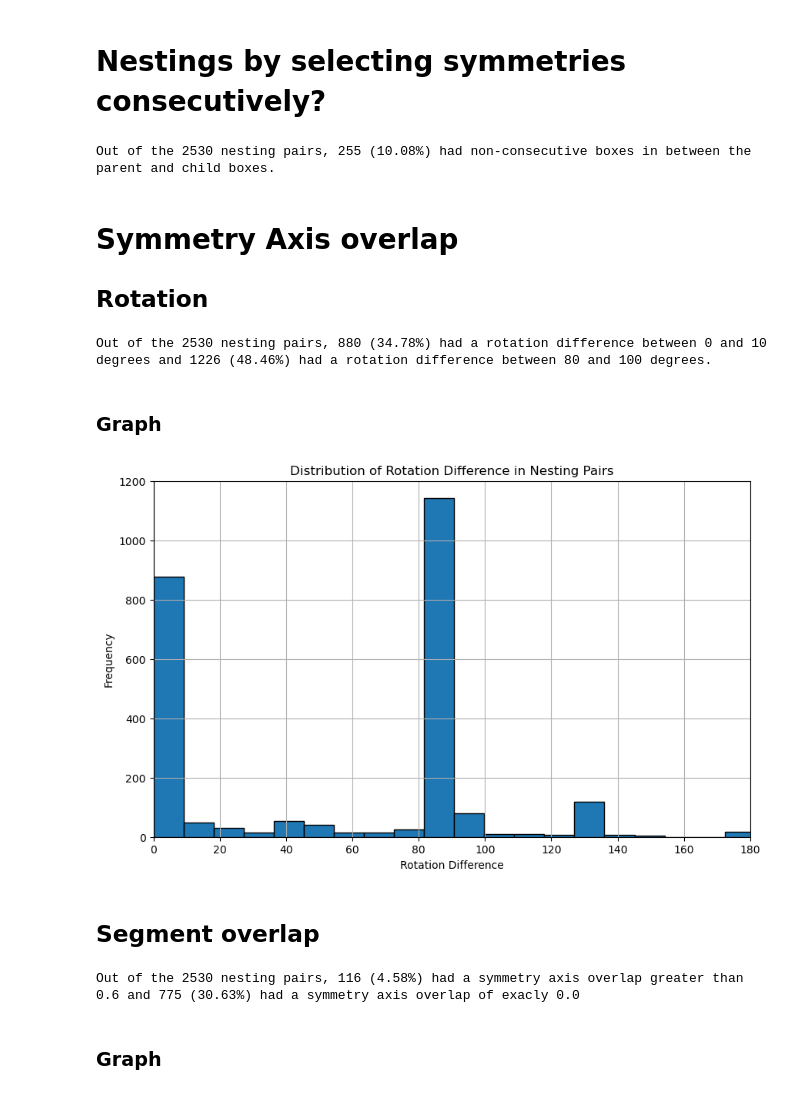
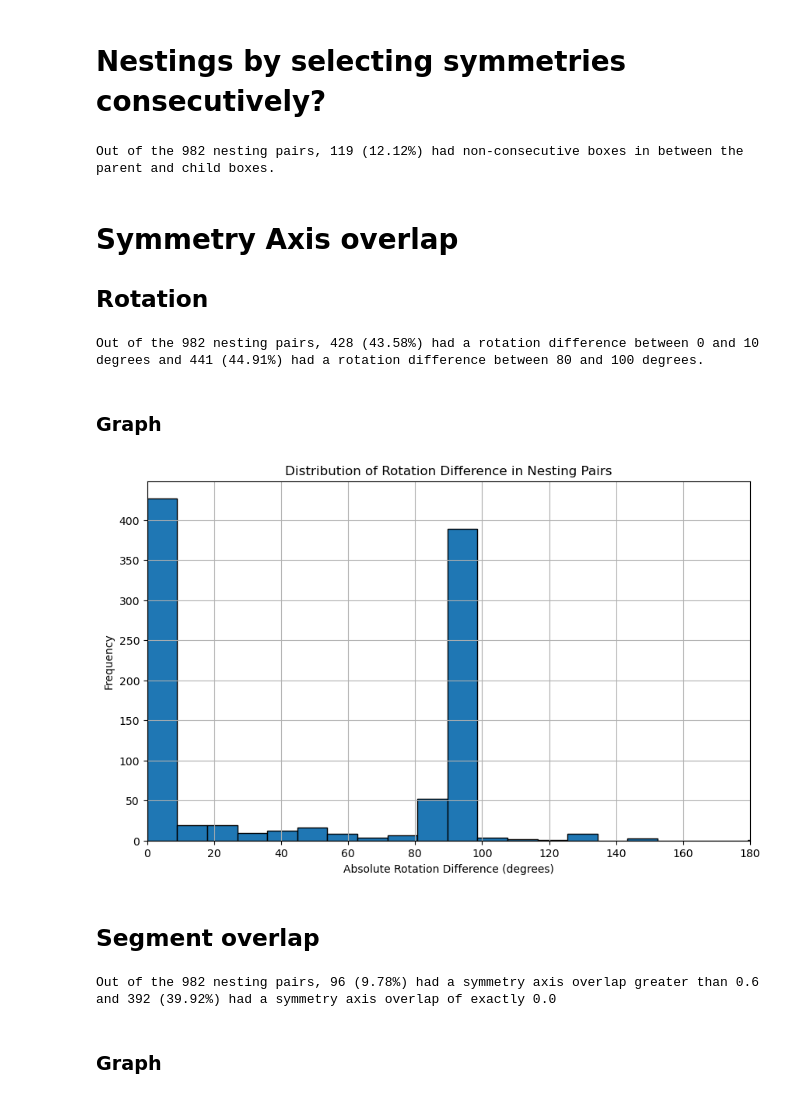
Before and after one commit to GMuradas99/Symmetry-Object-Detection-Analysis, a Jupyter notebook: nesting_graphs.ipynb, the cells around one changed output. Cells and saved outputs as stored; diff of their text form; code cells hidden in the pictures.

```diff
--- a/nesting_graphs.ipynb
+++ b/nesting_graphs.ipynb
@@ -7,7 +11,33 @@ from tqdm import tqdm
 # %%
-participant_boxes = pd.read_csv('data/experiment_boxes.csv')
-nesting_pairs = pd.read_csv('data_out/nesting/nesting_pairs.csv')
-participant_data = pd.read_csv('data_out/nesting/participant_nesting_data.csv')
+participant_boxes_total = pd.read_csv('data/experiment_boxes.csv')
+nesting_pairs_total = pd.read_csv('data_out/nesting/nesting_pairs.csv')
+participant_data_total = pd.read_csv('data_out/nesting/participant_nesting_data.csv')
+image_nesting_stats_total = pd.read_csv('data_out/nesting/image_nesting_stats.csv')
+# %%
+nat_files = [f for f in os.listdir('images/images_nat') if os.path.isfile(os.path.join('images/images_nat', f))]
+art_files = [f for f in os.listdir('images/images_art') if os.path.isfile(os.path.join('images/images_art', f))]
+
+participant_boxes_nat = participant_boxes_total[participant_boxes_total['file_name'].isin(nat_files)]
+nesting_pairs_nat = nesting_pairs_total[nesting_pairs_total['Image'].isin(nat_files)]
+participant_data_nat = participant_data_total[participant_data_total['Image'].isin(nat_files)]
+image_nesting_stats_nat = image_nesting_stats_total[image_nesting_stats_total['Image'].isin(nat_files)]
+
+participant_boxes_art = participant_boxes_total[participant_boxes_total['file_name'].isin(art_files)]
+nesting_pairs_art = nesting_pairs_total[nesting_pairs_total['Image'].isin(art_files)]
+participant_data_art = participant_data_total[participant_data_total['Image'].isin(art_files)]
+image_nesting_stats_art = image_nesting_stats_total[image_nesting_stats_total['Image'].isin(art_files)]
+
+# Natural
+participant_boxes = participant_boxes_nat
+nesting_pairs = nesting_pairs_nat
+participant_data = participant_data_nat
+image_nesting_stats = image_nesting_stats_nat
+
+# Total
+# participant_boxes = participant_boxes_total
+# nesting_pairs = nesting_pairs_total
+# participant_data = participant_data_total
+# image_nesting_stats = image_nesting_stats_total
 # %% [markdown]
 # What percentage of nesting?
 # %%
@@ -259,7 +291,7 @@ for _, row in tqdm(nesting_pairs.iterrows(), total=len(nesting_pairs)):
 
 print(f'Out of the {len(nesting_pairs)} nesting pairs, {non_consecutive_count} ({(non_consecutive_count / len(nesting_pairs) * 100):.2f}%) had non-consecutive boxes in between the parent and child boxes.')
 # %% [output]
-Out of the 2530 nesting pairs, 255 (10.08%) had non-consecutive boxes in between the parent and child boxes.
+Out of the 982 nesting pairs, 119 (12.12%) had non-consecutive boxes in between the parent and child boxes.
 # %% [markdown]
 # Symmetry Axis overlap
 
@@ -272,29 +304,29 @@ rotation_diff_filtered_90 = nesting_pairs[(nesting_pairs['Rotation_difference']
 
 print(f'Out of the {len(nesting_pairs)} nesting pairs, {len(rotation_diff_filtered_0)} ({(len(rotation_diff_filtered_0) / len(nesting_pairs) * 100):.2f}%) had a rotation difference between 0 and {rot_diff_thres} degrees and {len(rotation_diff_filtered_90)} ({(len(rotation_diff_filtered_90) / len(nesting_pairs) * 100):.2f}%) had a rotation difference between 80 and 100 degrees.')
 # %% [output]
-Out of the 2530 nesting pairs, 880 (34.78%) had a rotation difference between 0 and 10 degrees and 1226 (48.46%) had a rotation difference between 80 and 100 degrees.
+Out of the 982 nesting pairs, 428 (43.58%) had a rotation difference between 0 and 10 degrees and 441 (44.91%) had a rotation difference between 80 and 100 degrees.
 # %% [markdown]
 ### Graph
 # %%
 plt.figure(figsize=(10, 6))
 plt.hist(nesting_pairs['Rotation_difference'], bins=30, edgecolor='black')
 plt.title('Distribution of Rotation Difference in Nesting Pairs')
-plt.xlabel('Rotation Difference')
+plt.xlabel('Absolute Rotation Difference (degrees)')
 plt.ylabel('Frequency')
 plt.xlim(0, 180)
 plt.grid(True)
 plt.show()
 # %% [output]
-[figure, old version]
+[figure, new version]
 # %% [markdown]
 ## Segment overlap
 # %%
-num_rows_overlap_gt_0_6 = len(nesting_pairs[nesting_pairs['Sym_axis_overlap'] > 0.6])
+num_rows_overlap_gt_0_6 = len(nesting_pairs[nesting_pairs['Sym_axis_overlap'] > 0.8])
 num_rows_overlap_eq_0 = len(nesting_pairs[nesting_pairs['Sym_axis_overlap'] == 0.0])
 
 print(f'Out of the {len(nesting_pairs)} nesting pairs, {num_rows_overlap_gt_0_6} ({(num_rows_overlap_gt_0_6 / len(nesting_pairs) * 100):.2f}%) had a symmetry axis overlap greater than 0.6 and {num_rows_overlap_eq_0} ({(num_rows_overlap_eq_0 / len(nesting_pairs) * 100):.2f}%) had a symmetry axis overlap of exactly 0.0')
 # %% [output]
-Out of the 2530 nesting pairs, 116 (4.58%) had a symmetry axis overlap greater than 0.6 and 775 (30.63%) had a symmetry axis overlap of exacly 0.0
+Out of the 982 nesting pairs, 96 (9.78%) had a symmetry axis overlap greater than 0.6 and 392 (39.92%) had a symmetry axis overlap of exactly 0.0
 # %% [markdown]
 ### Graph
 # %%
```
Also changed, not shown: parts of 20 cells of this notebook, 8 other files.
